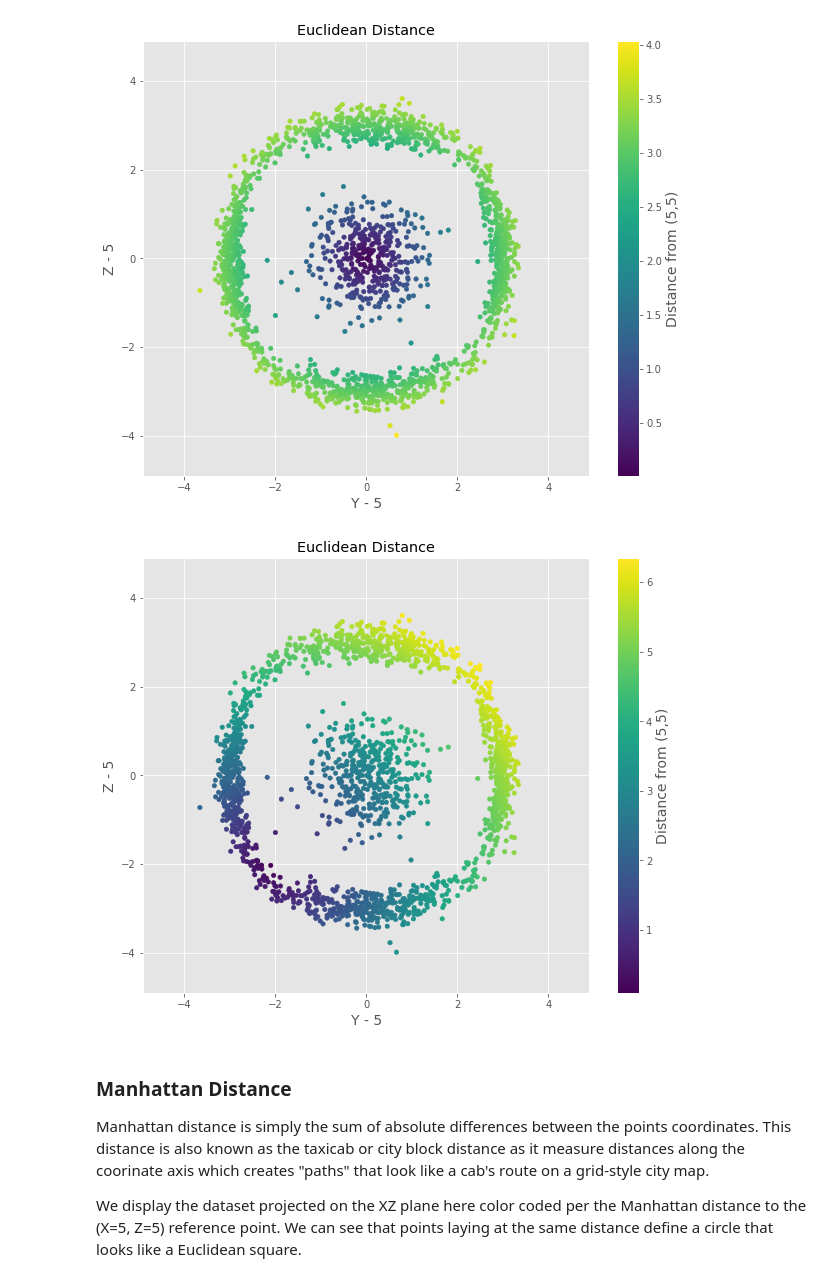
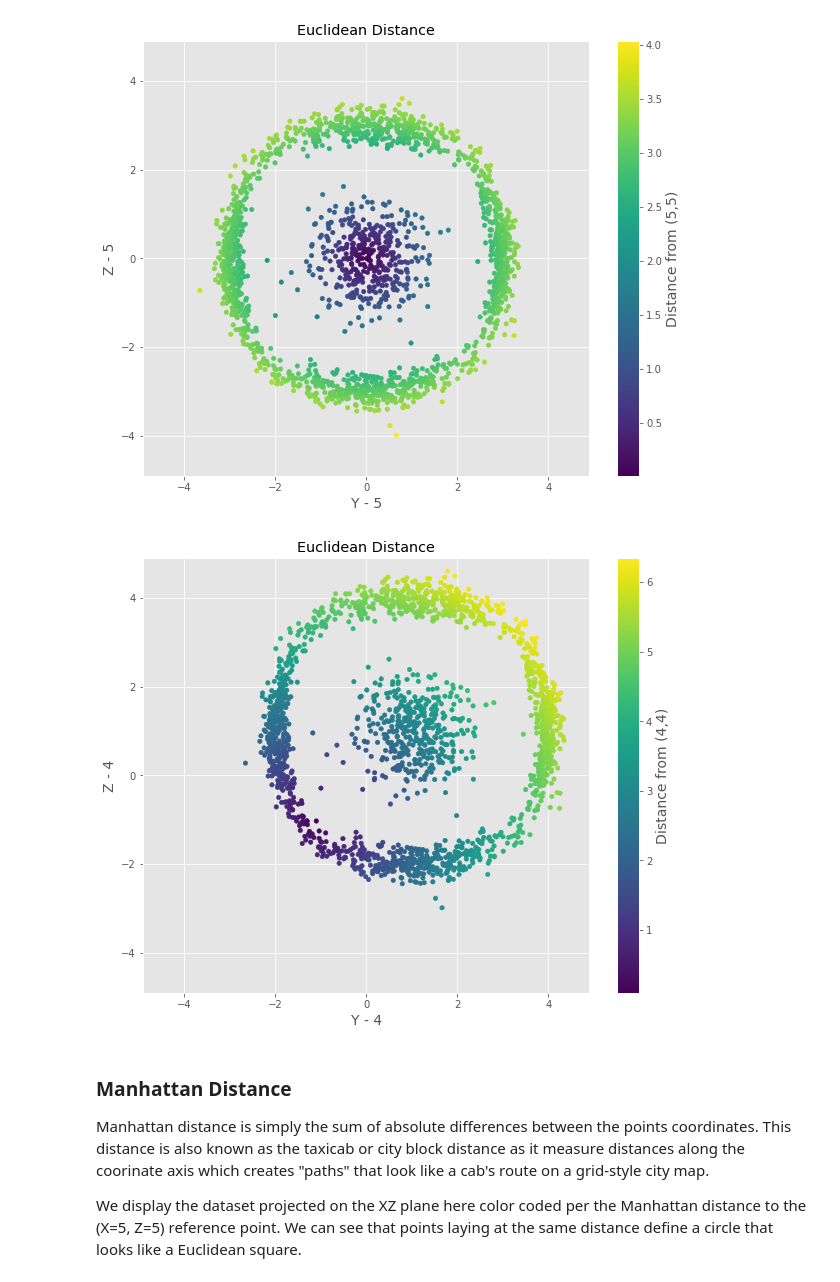
Before and after one commit to shaisid01/Data-Science, a Jupyter notebook: CaseStudies/Euclidean and Manhattan Distances/Euclidean_and_Manhattan_Distances_Case_Study.ipynb, the cells around one changed output. Cells and saved outputs as stored; diff of their text form; code cells hidden in the pictures.

Commit message:
correction to distance case study

```diff
--- a/CaseStudies/Euclidean and Manhattan Distances/Euclidean_and_Manhattan_Distances_Case_Study.ipynb
+++ b/CaseStudies/Euclidean and Manhattan Distances/Euclidean_and_Manhattan_Distances_Case_Study.ipynb
@@ -62,22 +62,22 @@ cb.set_label('Distance from (5,5)', size=14)
 # %% [output]
 [figure]
 # %%
-# plot with c=distref, ref point (3,3)
+# plot with c=distref, ref point (4,4)
 
 figEuclid = plt.figure(figsize=[10,8])
 
-plt.scatter(df.Y - 5, df.Z-5, c=distEuclid_33, s=20)
+plt.scatter(df.Y - 4, df.Z-4, c=distEuclid_33, s=20)
 plt.ylim([-4.9,4.9])
 plt.xlim([-4.9,4.9])
-plt.xlabel('Y - 5', size=14)
-plt.ylabel('Z - 5', size=14)
+plt.xlabel('Y - 4', size=14)
+plt.ylabel('Z - 4', size=14)
 plt.title('Euclidean Distance')
 cb = plt.colorbar()
-cb.set_label('Distance from (5,5)', size=14)
+cb.set_label('Distance from (4,4)', size=14)
 
 #figEuclid.savefig('plots/Euclidean_3.png')
 # %% [output]
-[figure, old version]
+[figure, new version]
 # %% [markdown]
 ### Manhattan Distance
 
```
Also changed, not shown: parts of 4 cells of this notebook.
